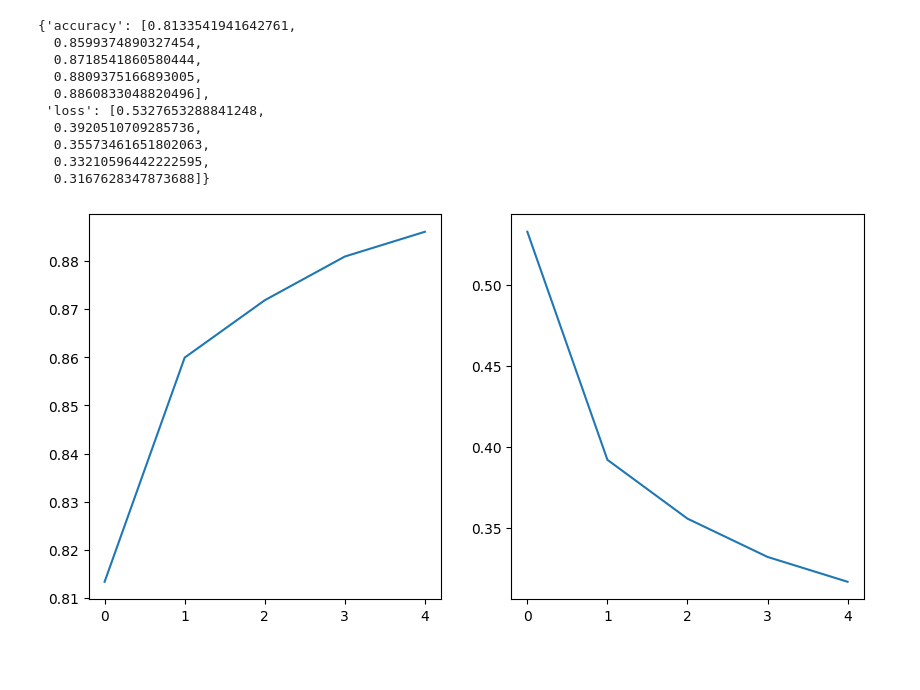
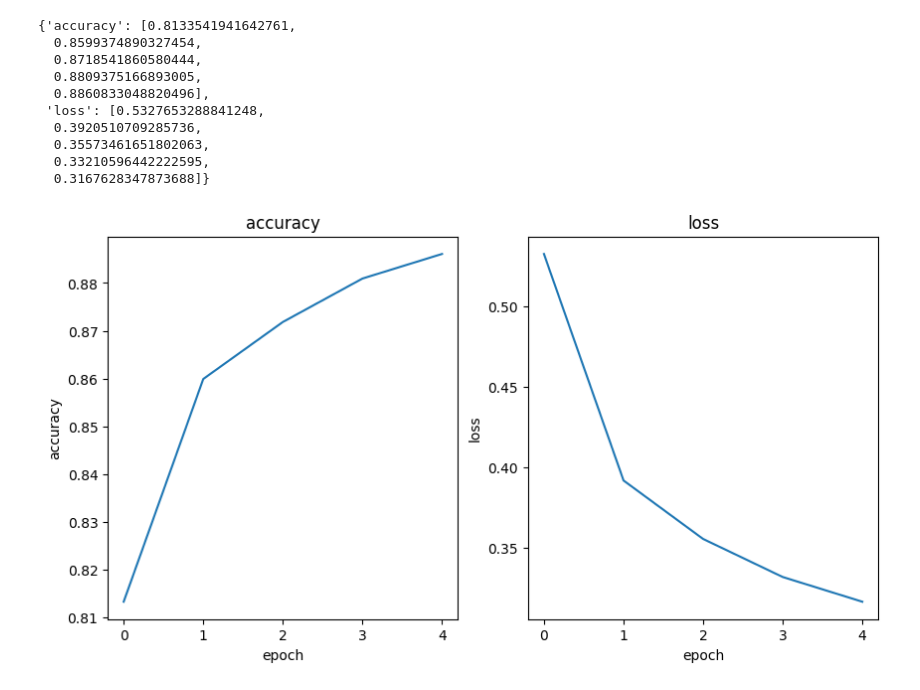
Before and after one commit to yonggyo1125/ai_class_source, a Jupyter notebook: 09 핀테크 머신러닝과 딥러닝 이해/source/day10/ex01.ipynb, the cells around one changed output. Drawn from its saved outputs; the diff is of its cells as text; code cells hidden in the pictures; blank space fills up the shorter version.

```diff
--- a/09 핀테크 머신러닝과 딥러닝 이해/source/day10/ex01.ipynb
+++ b/09 핀테크 머신러닝과 딥러닝 이해/source/day10/ex01.ipynb
@@ -74,15 +74,17 @@ hist.history
 # %%
 # 정확도, 로스
 import matplotlib.pyplot as plt
 _, axs = plt.subplots(1, 2, figsize=(10, 5))
 axs[0].plot(hist.history['accuracy'])
-#axs[0].xlabel('epoch')
-#axs[0].ylabel('accuracy')
+axs[0].set_xlabel('epoch')
+axs[0].set_ylabel('accuracy')
+axs[0].set_title('accuracy')
 
 axs[1].plot(hist.history['loss'])
-#axs[1].xlabel('epoch')
-#axs[1].ylabel('loss')
+axs[1].set_xlabel('epoch')
+axs[1].set_ylabel('loss')
+axs[1].set_title('loss')
 
 plt.show()
 # %% [output]
-[figure, old version]
+[figure, new version]
```
Also changed, not shown: parts of 1 cell of this notebook.
